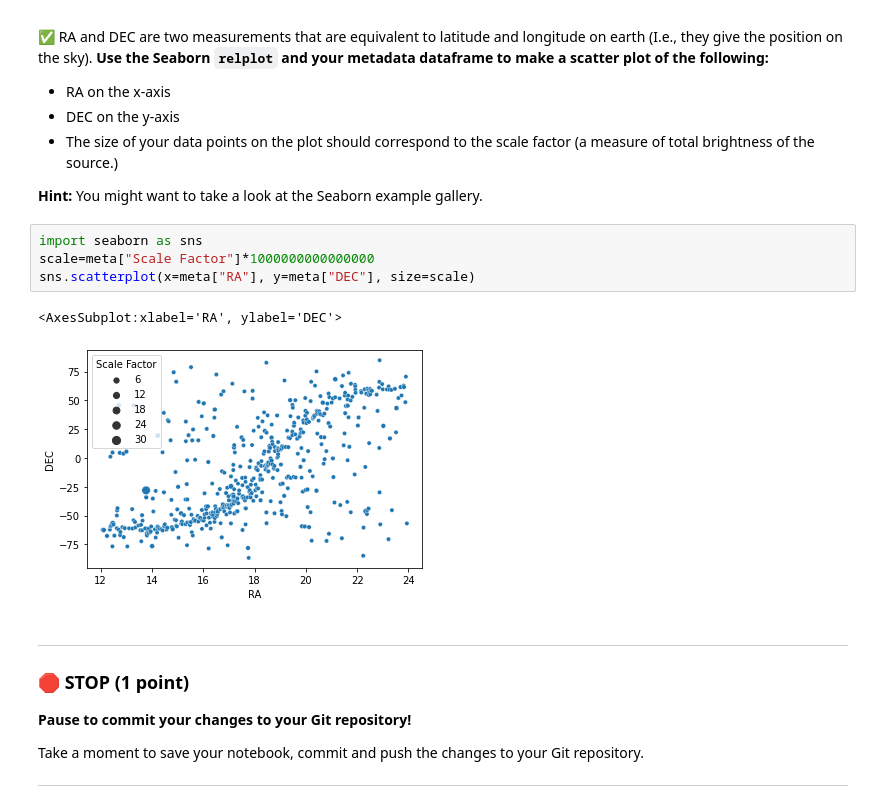
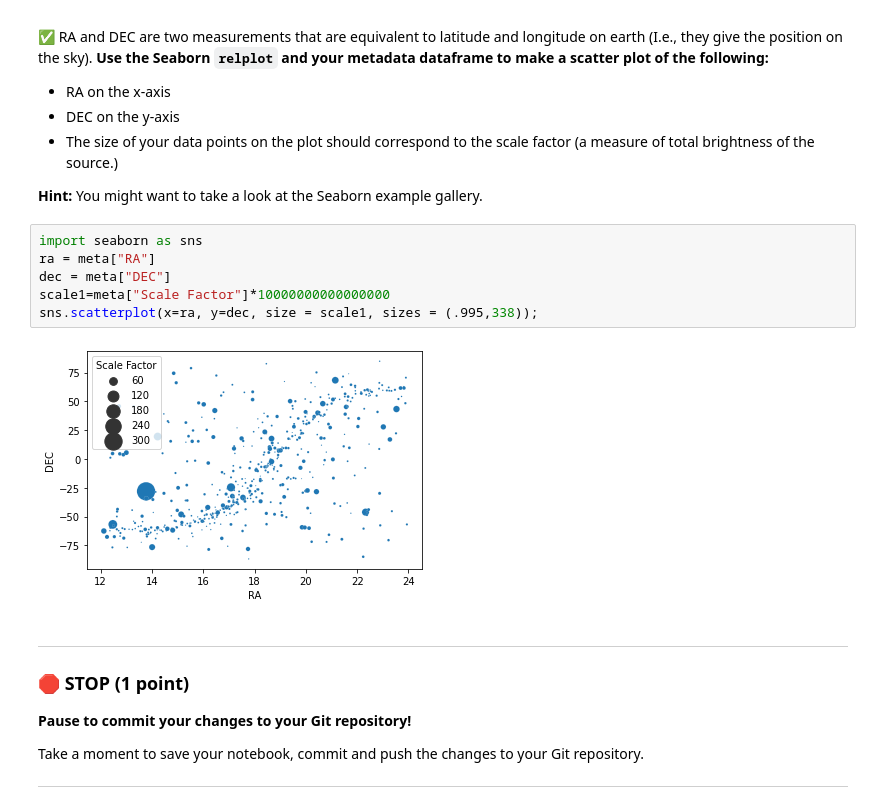
Before and after one commit to KollinBartz/CMSE202-s23-turnin, a Jupyter notebook: midterm/CMSE202_Midterm_Sect02_Bartz.ipynb, the cells around one changed output. Drawn from its saved outputs; the diff is of its cells as text.

Commit message:
finished up the last section and finally fixed the size of each graph point of an earlier question

```diff
--- a/midterm/CMSE202_Midterm_Sect02_Bartz.ipynb
+++ b/midterm/CMSE202_Midterm_Sect02_Bartz.ipynb
@@ -101,11 +95,12 @@ For this problem, we want you to use a new package that you aren’t as used to.
 **Hint:** You might want to take a look at the Seaborn example gallery.
 # %%
 import seaborn as sns
-scale=meta["Scale Factor"]*1000000000000000
-sns.scatterplot(x=meta["RA"], y=meta["DEC"], size=scale)
+ra = meta["RA"]
+dec = meta["DEC"]
+scale1=meta["Scale Factor"]*10000000000000000
+sns.scatterplot(x=ra, y=dec, size = scale1, sizes = (.995,338));
 # %% [output]
-<AxesSubplot:xlabel='RA', ylabel='DEC'>
-[figure, old version]
+[figure, new version]
 # %% [markdown]
 ---
 ### &#128721; STOP (1 point)
```
Also changed, not shown: parts of 9 cells of this notebook, 1 other file.
